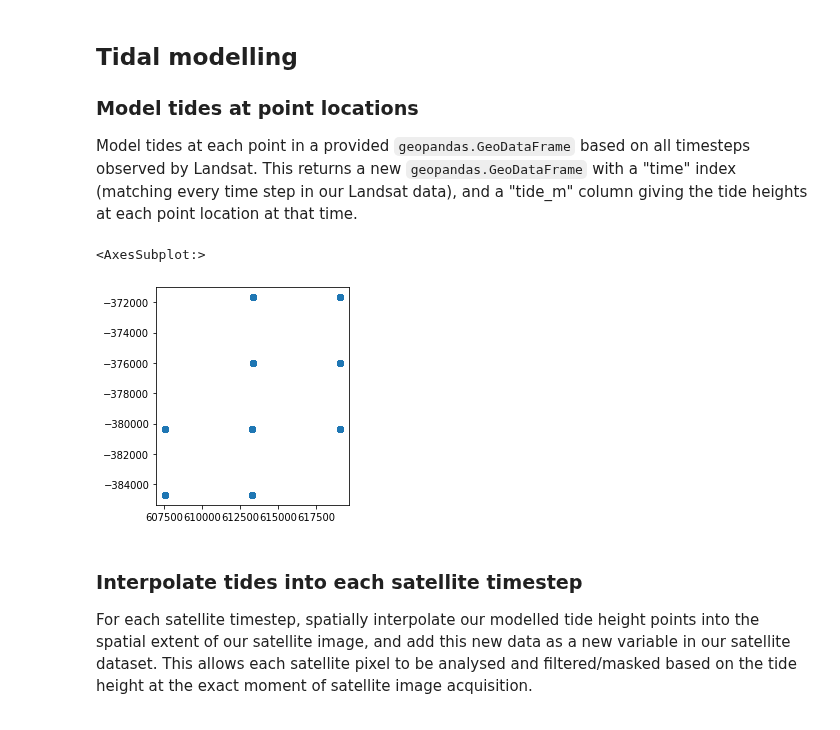
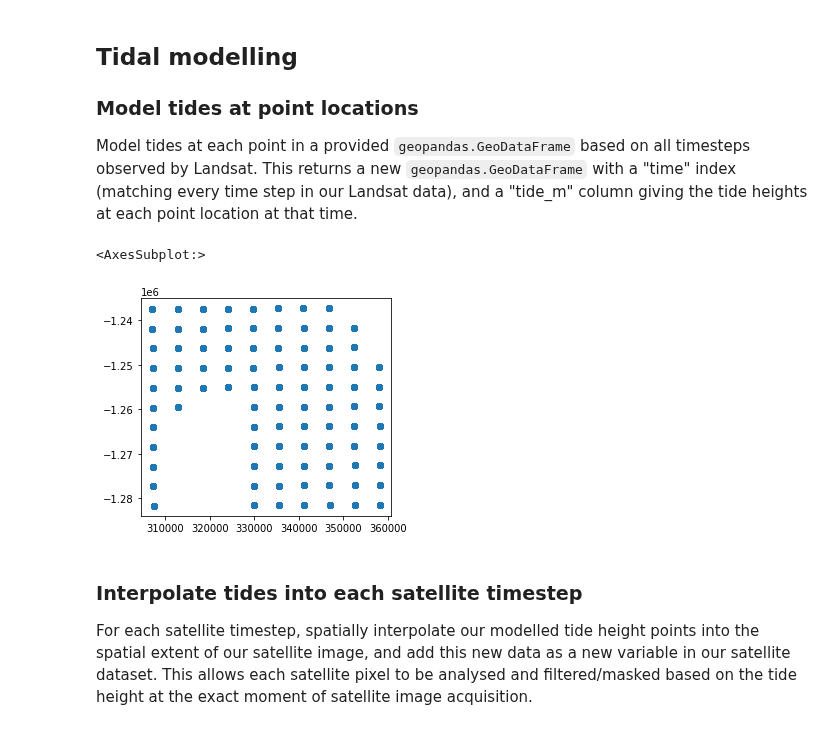
Before and after one commit to GeoscienceAustralia/dea-coastlines, a Jupyter notebook: notebooks/DEAfricaCoastlines_generation_raster.ipynb, the cells around one changed output. Saved outputs shown, nothing was run; the diff lists cells and outputs as text; code cells hidden in the pictures.

```diff
--- a/notebooks/DEAfricaCoastlines_generation_raster.ipynb
+++ b/notebooks/DEAfricaCoastlines_generation_raster.ipynb
@@ -42,11 +46,11 @@ from datacube.utils.geometry import Geometry
 from dea_tools.dask import create_local_dask_cluster
 
 # Load DE Africa Coastlines code
-import deafrica_coastlines.raster
+import coastlines.raster
 
 # Connect to datacube
 import datacube
-dc = datacube.Datacube(app='DEACoastlines')
+dc = datacube.Datacube(app='DEAfricaCoastlines')
 
 # Create local dask client for parallelisation
 client = create_local_dask_cluster(return_client=True)
@@ -57,11 +61,11 @@ client = create_local_dask_cluster(return_client=True)
 # %% [markdown]
 ### Set analysis parameters
 # %%
-study_area = 1202
+study_area = 1348
 raster_version = 'testing'
 
 # Load analysis params from config file
-config = deafrica_coastlines.raster.load_config(
+config = coastlines.raster.load_config(
     config_path='configs/deafrica_coastlines_config.yaml')
 # %% [markdown]
 ### Load supplementary data
@@ -98,7 +102,7 @@ For Digital Earth Australia Coastlines, this is achieved using [ODC Virtual Prod
 # %%
 # Load MNDWI virtual product
 product_name = 'ls_sr_st'
-ds = deafrica_coastlines.raster.load_water_index(
+ds = coastlines.raster.load_water_index(
     dc,
     query,
     yaml_path=config['Virtual product']['virtual_product_path'],
@@ -135,11 +144,11 @@ Model tides at each point in a provided `geopandas.GeoDataFrame` based on all ti
 (matching every time step in our Landsat data), and a "tide_m" column giving the
 tide heights at each point location at that time.
 # %%
-tidepoints_gdf = deafrica_coastlines.raster.model_tide_points(ds, points_gdf)
+tidepoints_gdf = coastlines.raster.model_tide_points(ds, points_gdf)
 tidepoints_gdf.plot()
 # %% [output]
 <AxesSubplot:>
-[figure, old version]
+[figure, new version]
 # %% [markdown]
 ### Interpolate tides into each satellite timestep
 For each satellite timestep, spatially interpolate our modelled tide height points into the spatial extent of our satellite image, and add this new data as a new variable in our satellite dataset. This allows each satellite pixel to be analysed and filtered/masked based on the tide height at the exact moment of satellite image acquisition.
```
Also changed, not shown: parts of 8 cells of this notebook, 2 other files.
